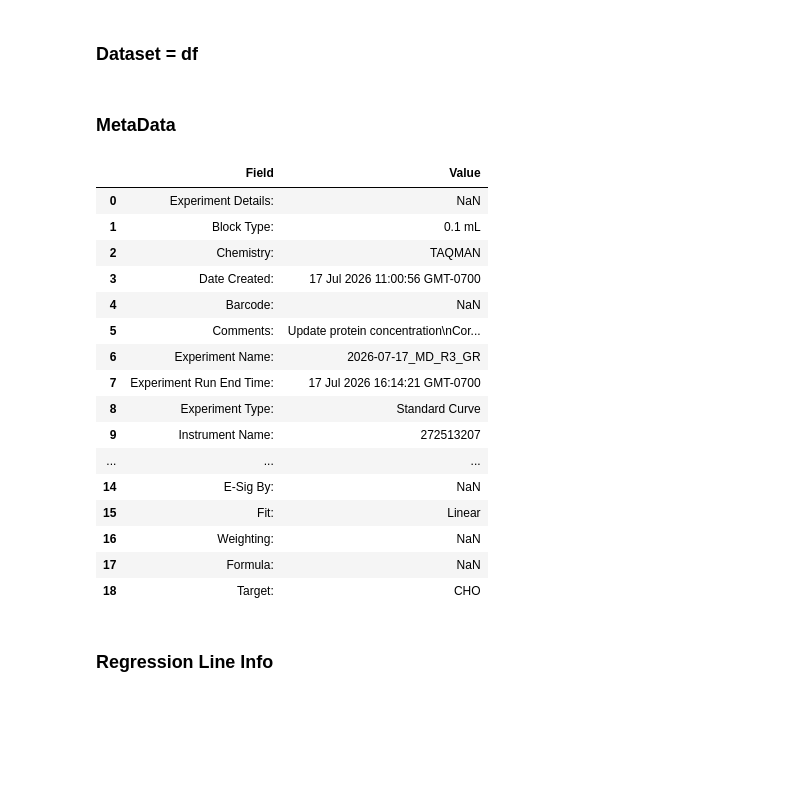
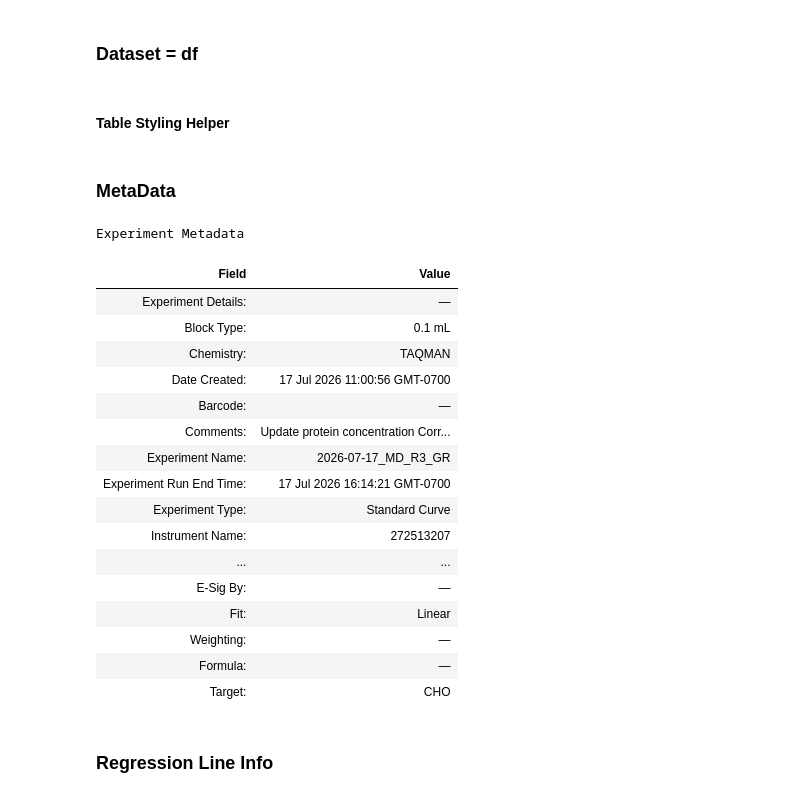
Before and after one commit to GabiRivera0011/resiDNA_workflows, a Jupyter notebook: Notebooks/01_Phase I.ipynb, the cells around one changed output. Cells and saved outputs as stored; diff of their text form; code cells hidden in the pictures; blank space fills up the shorter version.

```diff
--- a/Notebooks/01_Phase I.ipynb
+++ b/Notebooks/01_Phase I.ipynb
@@ -13,7 +13,14 @@ import pandas as pd
 import numpy as np
 
 from pathlib import Path
-!pip install klib
+
+try:
+    from google.colab import files
+    IN_COLAB = True
+except ImportError:
+    IN_COLAB = False
+
+if IN_COLAB:
+    !pip install klib
+
 import klib
-
-from google.colab import files
@@ -55,6 +37,11 @@ Resolving deltas: 100% (15/15), done.
 # %%
 # Set the project path
-project_path = Path("/content/resiDNA_workflows")
+if IN_COLAB:
+    project_path = Path("/content/resiDNA_workflows")
+else:
+    # Running locally: cwd is usually Notebooks/, repo root is its parent
+    project_path = Path.cwd().parent if Path.cwd().name == "Notebooks" else Path.cwd()
+
 data_path = project_path / "Data"
 notebook_path = project_path / "Notebooks"
 
@@ -89,3 +76,5 @@ df = pd.read_excel(
     sheet_name="Results",
     header=22
 )
+# %% [markdown]
+#### Table Styling Helper
@@ -94,41 +138,42 @@ df = pd.read_excel(
 # %%
 # Capture Metadata
 metadata_df = pd.read_excel(
     file,
     sheet_name="Results",
     header=None,
     nrows=19
 )
 
 # Keep only the first two columns (Field and Value)
 metadata_table = metadata_df.iloc[:, :2].copy()
 
 # Rename columns
 metadata_table.columns = ["Field", "Value"]
 
 # Remove completely empty rows
 metadata_table = metadata_table.dropna(how="all")
 
 # Display the table
-metadata_table
+style_table(metadata_table, caption="Experiment Metadata", align="left")
 # %% [output]
+Experiment Metadata
-|  | Field | Value |
-| 0 | Experiment Details: | NaN |
-| 1 | Block Type: | 0.1 mL |
-| 2 | Chemistry: | TAQMAN |
-| 3 | Date Created: | 17 Jul 2026 11:00:56 GMT-0700 |
-| 4 | Barcode: | NaN |
-| 5 | Comments: | Update protein concentration\nCor... |
-| 6 | Experiment Name: | 2026-07-17_MD_R3_GR |
-| 7 | Experiment Run End Time: | 17 Jul 2026 16:14:21 GMT-0700 |
-| 8 | Experiment Type: | Standard Curve |
-| 9 | Instrument Name: | 272513207 |
-| ... | ... | ... |
-| 14 | E-Sig By: | NaN |
-| 15 | Fit: | Linear |
-| 16 | Weighting: | NaN |
-| 17 | Formula: | NaN |
-| 18 | Target: | CHO |
+| Field | Value |
+| Experiment Details: | — |
+| Block Type: | 0.1 mL |
+| Chemistry: | TAQMAN |
+| Date Created: | 17 Jul 2026 11:00:56 GMT-0700 |
+| Barcode: | — |
+| Comments: | Update protein concentration Corr... |
+| Experiment Name: | 2026-07-17_MD_R3_GR |
+| Experiment Run End Time: | 17 Jul 2026 16:14:21 GMT-0700 |
+| Experiment Type: | Standard Curve |
+| Instrument Name: | 272513207 |
+| ... | ... |
+| E-Sig By: | — |
+| Fit: | Linear |
+| Weighting: | — |
+| Formula: | — |
+| Target: | CHO |
 # %% [markdown]
 ### Regression Line Info
 # %%
```
Also changed, not shown: parts of 44 cells of this notebook, 1 other file.
